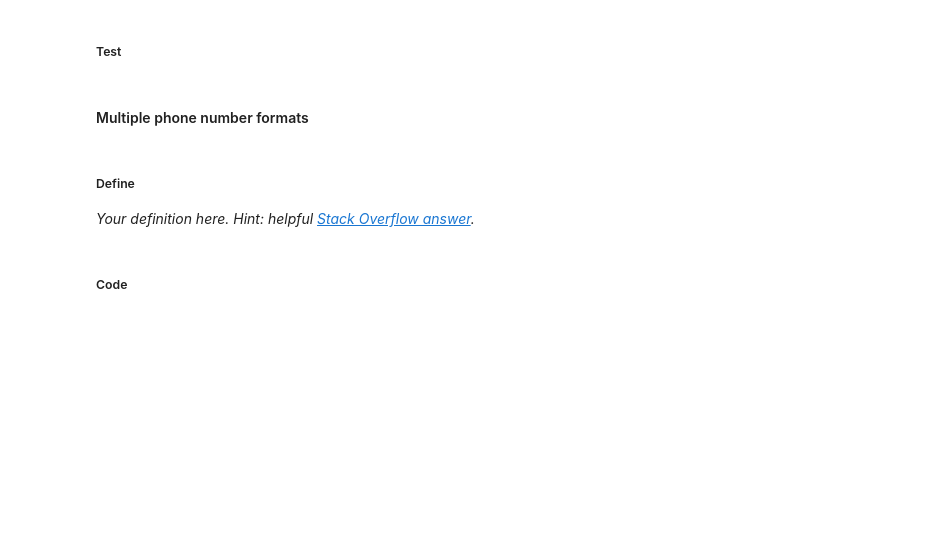
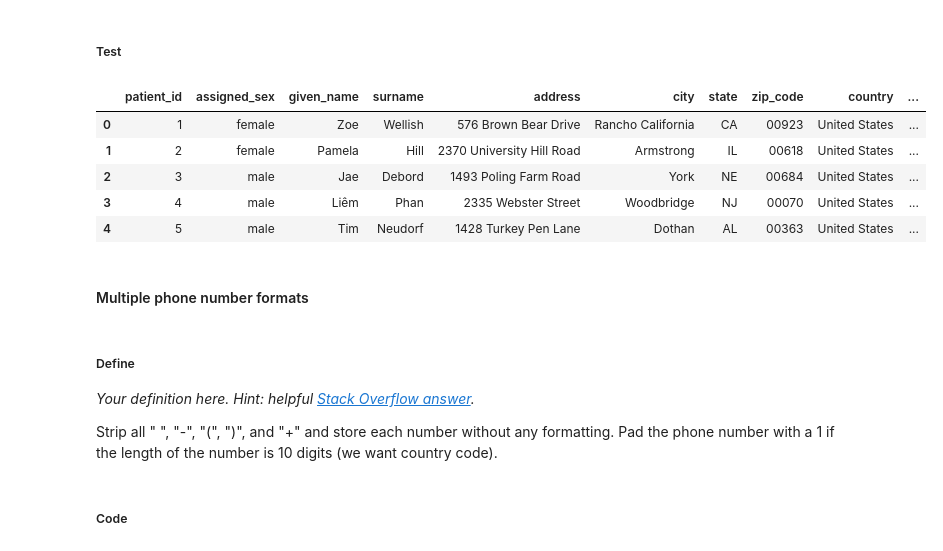
Before and after one commit to liuyang21cn/Udacity-DAND, a Jupyter notebook: 2-Data-Wrangling/Lesson4-Cleaning-Data/cleaning-student.ipynb, the cells around one changed output. Saved outputs shown, nothing was run; the diff lists cells and outputs as text; code cells hidden in the pictures; blank space fills up the shorter version.

```diff
--- a/2-Data-Wrangling/Lesson4-Cleaning-Data/cleaning-student.ipynb
+++ b/2-Data-Wrangling/Lesson4-Cleaning-Data/cleaning-student.ipynb
@@ -582,6 +622,7 @@ t
 ##### Code
 # %%
 # Your cleaning code here
+patients_clean.height = patients_clean.height.replace(27, 72)
 # %% [markdown]
 ##### Test
 # %%
@@ -598,3 +647,21 @@ t
+# %%
+# Your cleaning code here
+# Mapping from full state name to abbreviation
+state_abbrev = {'California': 'CA',
+                'New York': 'NY',
+                'Illinois': 'IL',
+                'Florida': 'FL',
+                'Nebraska': 'NE'}
+
+# Function to apply
+def abbreviate_state(patient):
+    if patient['state'] in state_abbrev.keys():
+        abbrev = state_abbrev[patient['state']]
+        return abbrev
+    else:
+        return patient['state']
+
+patients_clean['state'] = patients_clean.apply(abbreviate_state, axis=1)
 # %% [markdown]
 ##### Test
 # %%
@@ -608,6 +696,7 @@ t
 ##### Code
 # %%
 # Your cleaning code here
+patients_clean.given_name = patients_clean.given_name.replace('Dsvid', 'David')
 # %% [markdown]
 ##### Test
 # %%
@@ -624,11 +717,33 @@ t
+# %%
+# Your cleaning code here
+# To category
+patients_clean.assigned_sex = patients_clean.assigned_sex.astype('category')
+patients_clean.state = patients_clean.state.astype('category')
+
+# To datetime
+patients_clean.birthdate = pd.to_datetime(patients_clean.birthdate)
+
+# Strip u and to integer
+treatments_clean.dose_start = treatments_clean.dose_start.str.strip('u').astype(int)
+treatments_clean.dose_end = treatments_clean.dose_end.str.strip('u').astype(int)
 # %% [markdown]
 ##### Test
 # %%
 # Your testing code here
+patients_clean.head()
+# %% [output]
+|  | patient_id | assigned_sex | given_name | surname | address | city | state | zip_code | country | ... |
+| 0 | 1 | female | Zoe | Wellish | 576 Brown Bear Drive | Rancho California | CA | 00923 | United States | ... |
+| 1 | 2 | female | Pamela | Hill | 2370 University Hill Road | Armstrong | IL | 00618 | United States | ... |
+| 2 | 3 | male | Jae | Debord | 1493 Poling Farm Road | York | NE | 00684 | United States | ... |
+| 3 | 4 | male | Liêm | Phan | 2335 Webster Street | Woodbridge | NJ | 00070 | United States | ... |
+| 4 | 5 | male | Tim | Neudorf | 1428 Turkey Pen Lane | Dothan | AL | 00363 | United States | ... |
 # %% [markdown]
 #### Multiple phone number formats
 # %% [markdown]
 ##### Define
 *Your definition here. Hint: helpful [Stack Overflow answer](https://stackoverflow.com/a/123681).*
+
+Strip all " ", "-", "(", ")", and "+" and store each number without any formatting. Pad the phone number with a 1 if the length of the number is 10 digits (we want country code).
 # %% [markdown]
 ##### Code
```
Also changed, not shown: parts of 38 cells of this notebook.
